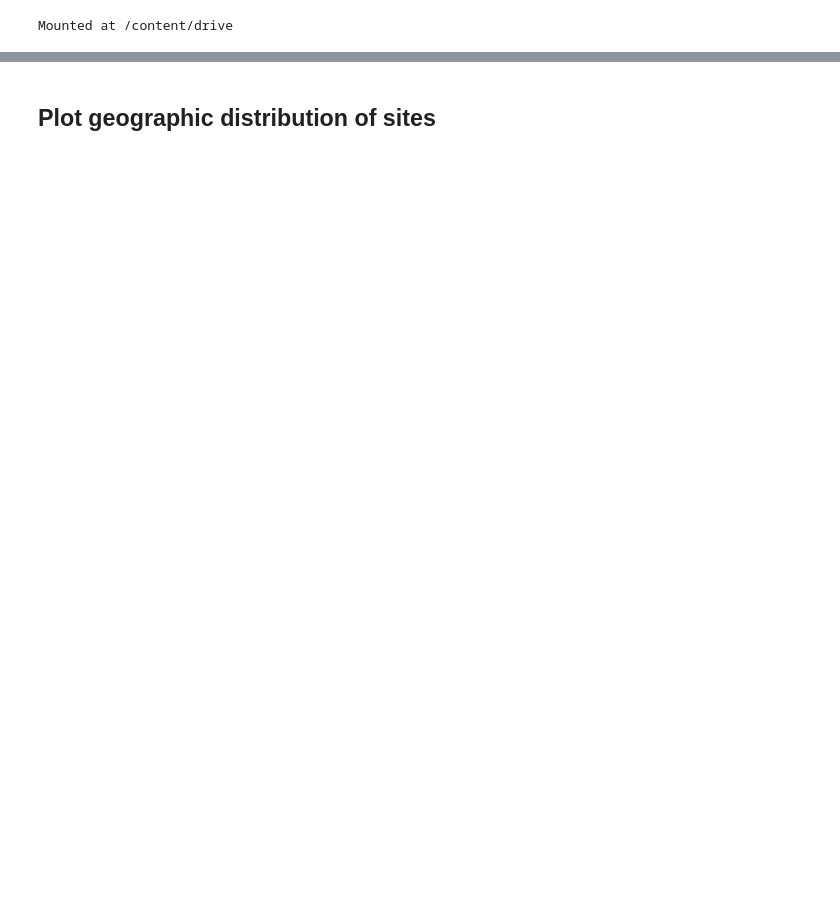
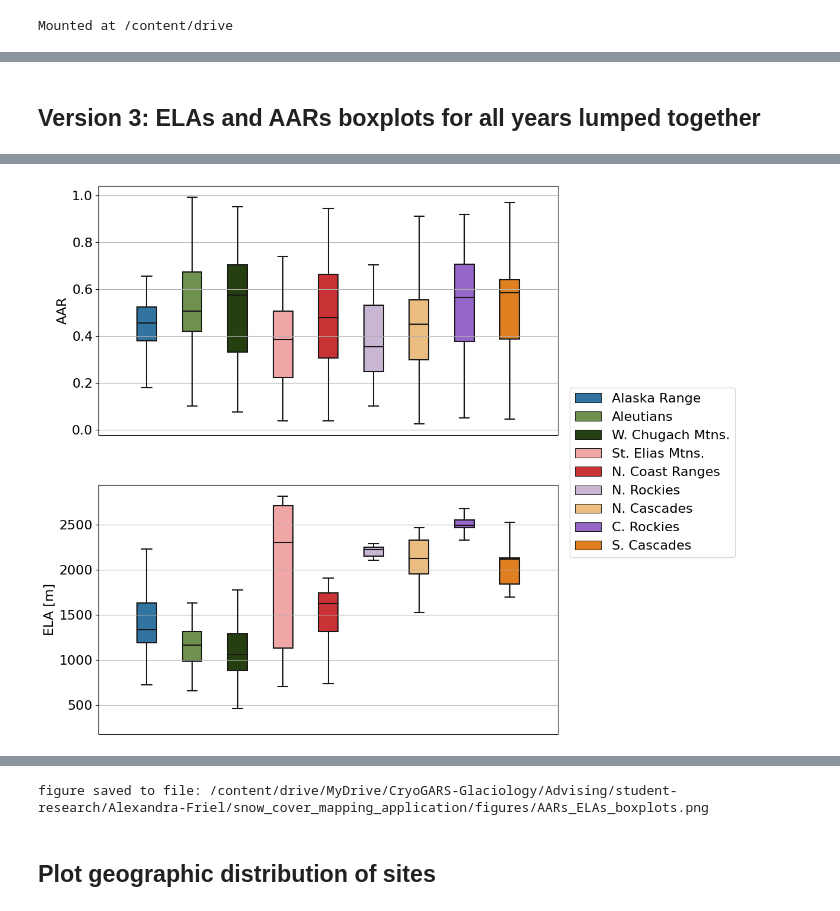
Before and after one commit to RaineyAbe/snow-cover-mapping-application, a Jupyter notebook: notebooks/plot_ELAs.ipynb, the cells around one changed output, grey strips where cells are left out. Cells and saved outputs as stored; diff of their text form; code cells hidden in the pictures; blank space fills up the shorter version.

```diff
--- a/notebooks/plot_ELAs.ipynb
+++ b/notebooks/plot_ELAs.ipynb
@@ -26,0 +82,17 @@ figures_out_path = os.path.join(base_path, 'figures')
+# %%
+# Load ELA training data
+elas_fn = 'ELA_training_data.csv'
+elas = pd.read_csv(os.path.join(base_path, 'snow-cover-mapping-application', 'inputs-outputs', elas_fn))
+elas['datetime'] = pd.to_datetime(elas['datetime']) # put all dates in datetime format
+elas[['O1Region', 'O2Region']] = elas[['O1Region', 'O2Region']].astype(float)
+
+# Load met data
+precip_fn = 'Precip_time_series_AK.csv'
+precip_data = pd.read_csv(os.path.join(base_path, precip_fn))
+temp_fn = '2m_air_temperature_anomaly_time_series_AK.csv'
+temp_data = pd.read_csv(os.path.join(base_path, temp_fn))
+
+# Identify unique subregions
+unique_subregions = elas[['O1Region', 'O2Region']].drop_duplicates().sort_values(by=['O1Region', 'O2Region'])
+unique_subregions.reset_index(drop=True, inplace=True)
+unique_subregions
@@ -94,0 +389,51 @@ WARNING:matplotlib.font_manager:findfont: Generic family 'sans-serif' not found
+# %% [markdown]
+## Version 3: ELAs and AARs boxplots for all years lumped together
+# %%
+# -----Set up figure
+plt.rcParams.update({'font.size':16, 'font.sans-serif':'Arial'})
+fig, ax = plt.subplots(2, 1, figsize=(10,12))
+# ax2 = ax[2].twinx()
+xrange = [np.datetime64('2015-11-01'), np.datetime64('2022-12-01')]
+
+# -----ELA time series
+# add year column
+elas['Year'] = elas['datetime'].values.astype('datetime64[Y]').astype(int) + 1970
+# add subregion name and color columns to elas
+elas[['Subregion', 'Color']] = '', ''
+for o1region, o2region in unique_subregions.values:
+    subregion_name, color = determine_subregion_name_color(o1region, o2region)
+    elas.loc[(elas['O1Region']==o1region) & (elas['O2Region']==o2region), 'Subregion'] = subregion_name
+    elas.loc[(elas['O1Region']==o1region) & (elas['O2Region']==o2region), 'Color'] = color
+elas.sort_values(by=['O1Region', 'O2Region'], inplace=True)
+# define palette for subregions
+palette = elas[['O1Region', 'O2Region', 'Subregion', 'Color']].drop_duplicates()
+palette = dict(palette[['Subregion', 'Color']].values)
+# plot boxplots
+bp1 = sns.boxplot(data=elas, x='Subregion', y='AAR', ax=ax[0], hue='Subregion',
+                  palette=palette, fliersize=0, width=7)
+bp2 = sns.boxplot(data=elas, x='Subregion', y='snowline_elevs_median_m', ax=ax[1], hue='Subregion',
+                  palette=palette, fliersize=0, width=7)
+# adjust axes
+ax[0].set_ylabel('AAR')
+ax[0].yaxis.grid()
+ax[1].set_ylabel('ELA [m]')
+ax[1].yaxis.grid()
+# adjust legend
+ax[0].legend(loc='center right', bbox_to_anchor=[1.2, -0.25, 0.2, 0.2])
+ax[0].set_xticks([])
+ax[1].set_xticks([])
+ax[0].set_xticklabels([])
+ax[1].set_xticklabels([])
+ax[1].get_legend().remove()
+ax[0].set_xlim(-5, 13)
+ax[1].set_xlim(-5, 13)
+ax[0].set_xlabel('')
+ax[1].set_xlabel('')
+ax2.set_ylim(0, 3)
+plt.show()
+
+# save figure
+fig_fn = os.path.join(figures_out_path, 'AARs_ELAs_boxplots.png')
+fig.savefig(fig_fn, dpi=300, bbox_inches='tight')
+print('figure saved to file: ' + fig_fn)
+# %% [output]
@@ -94,0 +457 @@ WARNING:matplotlib.font_manager:findfont: Generic family 'sans-serif' not found
+[figure, added]
@@ -95,3 +475,4 @@ WARNING:matplotlib.font_manager:findfont: Generic family 'sans-serif' not found
+figure saved to file: /content/drive/MyDrive/CryoGARS-Glaciology/Advising/student-research/Alexandra-Friel/snow_cover_mapping_application/figures/AARs_ELAs_boxplots.png
 # %% [markdown]
 ## Plot geographic distribution of sites
 # %%
```
Also changed, not shown: parts of 19 cells of this notebook, 35 other files.
